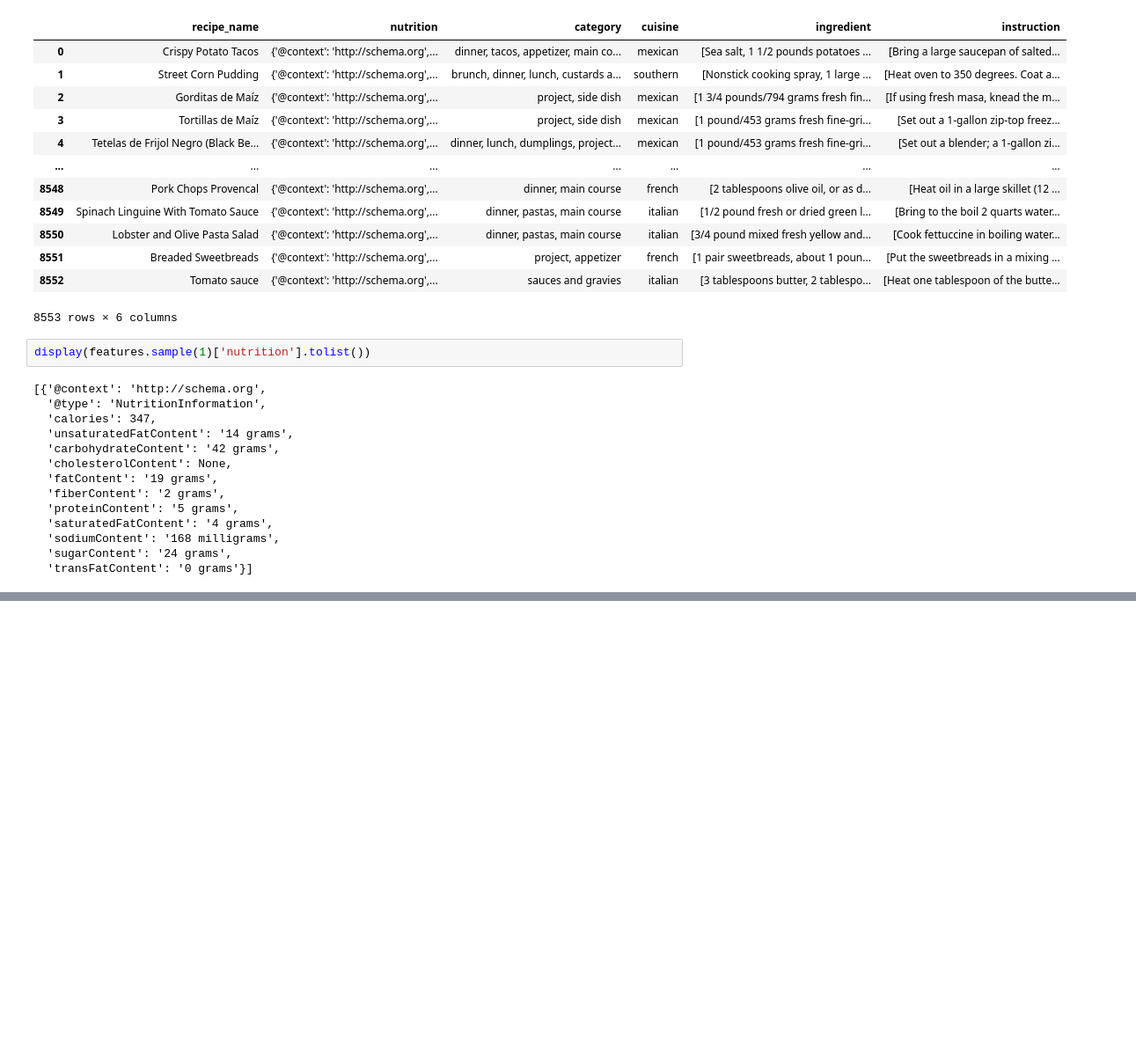
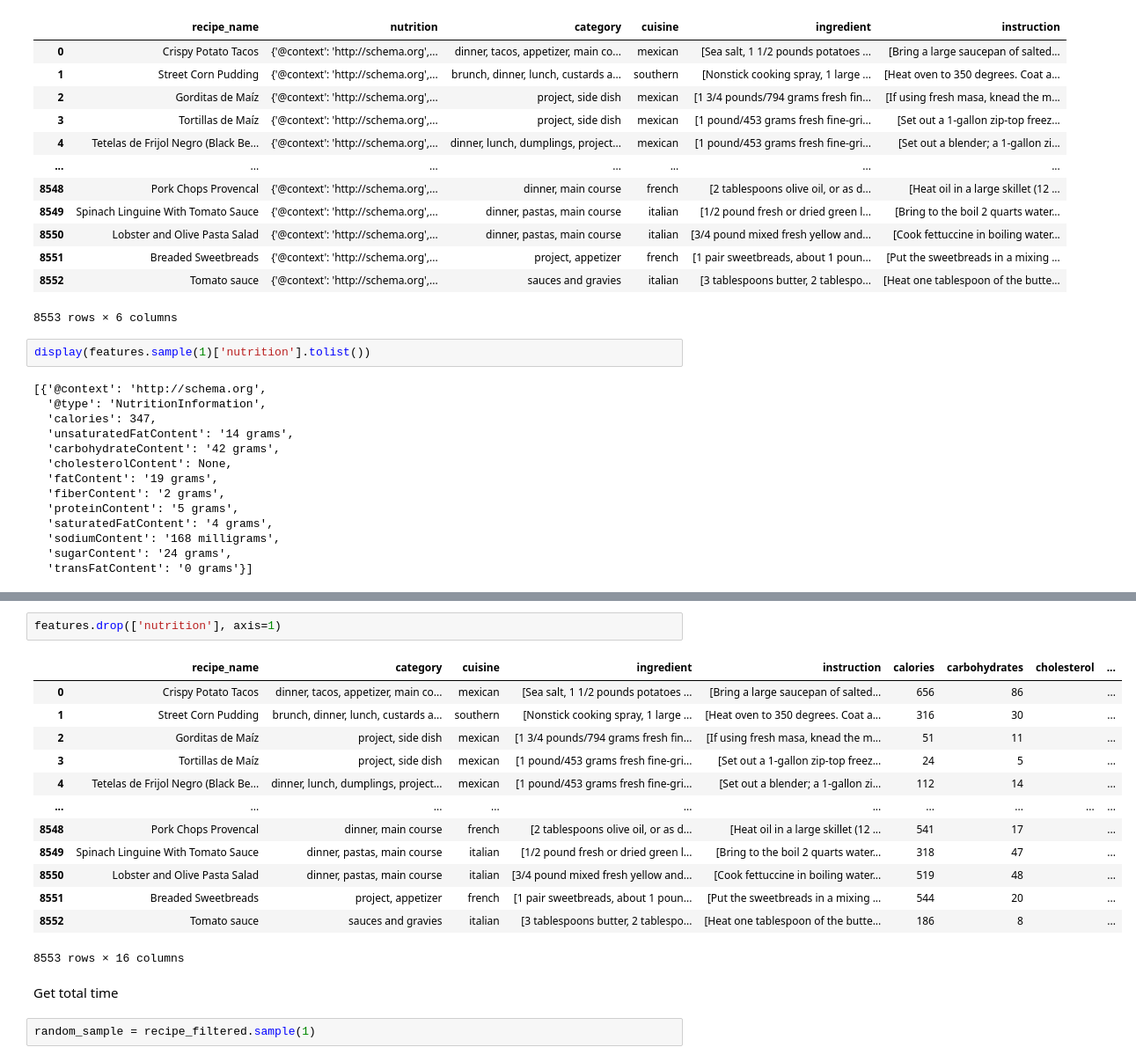
Before and after one commit to clintonlau/TOMT, a Jupyter notebook: explore/nytc_eda.ipynb, the cells around one changed output, grey strips where cells are left out. Shown at 88% size. Drawn from its saved outputs; the diff is of its cells as text; blank space fills up the shorter version.

```diff
--- a/explore/nytc_eda.ipynb
+++ b/explore/nytc_eda.ipynb
@@ -175,3 +176,23 @@ features
 | 8551 | Breaded Sweetbreads | {'@context': 'http://schema.org',... | project, appetizer | french | [1 pair sweetbreads, about 1 poun... | [Put the sweetbreads in a mixing ... | 544 | 20 | ... |
 | 8552 | Tomato sauce | {'@context': 'http://schema.org',... | sauces and gravies | italian | [3 tablespoons butter, 2 tablespo... | [Heat one tablespoon of the butte... | 186 | 8 | ... |
 8553 rows × 17 columns
+# %%
+features.drop(['nutrition'], axis=1)
+# %% [output]
+|  | recipe_name | category | cuisine | ingredient | instruction | calories | carbohydrates | cholesterol | ... |
+| 0 | Crispy Potato Tacos | dinner, tacos, appetizer, main co... | mexican | [Sea salt, 1 1/2 pounds potatoes ... | [Bring a large saucepan of salted... | 656 | 86 |  | ... |
+| 1 | Street Corn Pudding | brunch, dinner, lunch, custards a... | southern | [Nonstick cooking spray, 1 large ... | [Heat oven to 350 degrees. Coat a... | 316 | 30 |  | ... |
+| 2 | Gorditas de Maíz | project, side dish | mexican | [1 3/4 pounds/794 grams fresh fin... | [If using fresh masa, knead the m... | 51 | 11 |  | ... |
+| 3 | Tortillas de Maíz | project, side dish | mexican | [1 pound/453 grams fresh fine-gri... | [Set out a 1-gallon zip-top freez... | 24 | 5 |  | ... |
+| 4 | Tetelas de Frijol Negro (Black Be... | dinner, lunch, dumplings, project... | mexican | [1 pound/453 grams fresh fine-gri... | [Set out a blender; a 1-gallon zi... | 112 | 14 |  | ... |
+| ... | ... | ... | ... | ... | ... | ... | ... | ... | ... |
+| 8548 | Pork Chops Provencal | dinner, main course | french | [2 tablespoons olive oil, or as d... | [Heat oil in a large skillet (12 ... | 541 | 17 |  | ... |
+| 8549 | Spinach Linguine With Tomato Sauce | dinner, pastas, main course | italian | [1/2 pound fresh or dried green l... | [Bring to the boil 2 quarts water... | 318 | 47 |  | ... |
+| 8550 | Lobster and Olive Pasta Salad | dinner, pastas, main course | italian | [3/4 pound mixed fresh yellow and... | [Cook fettuccine in boiling water... | 519 | 48 |  | ... |
+| 8551 | Breaded Sweetbreads | project, appetizer | french | [1 pair sweetbreads, about 1 poun... | [Put the sweetbreads in a mixing ... | 544 | 20 |  | ... |
+| 8552 | Tomato sauce | sauces and gravies | italian | [3 tablespoons butter, 2 tablespo... | [Heat one tablespoon of the butte... | 186 | 8 |  | ... |
+8553 rows × 16 columns
+# %% [markdown]
+Get total time
+# %%
+random_sample = recipe_filtered.sample(1)
```
Also changed, not shown: parts of 6 cells of this notebook.
